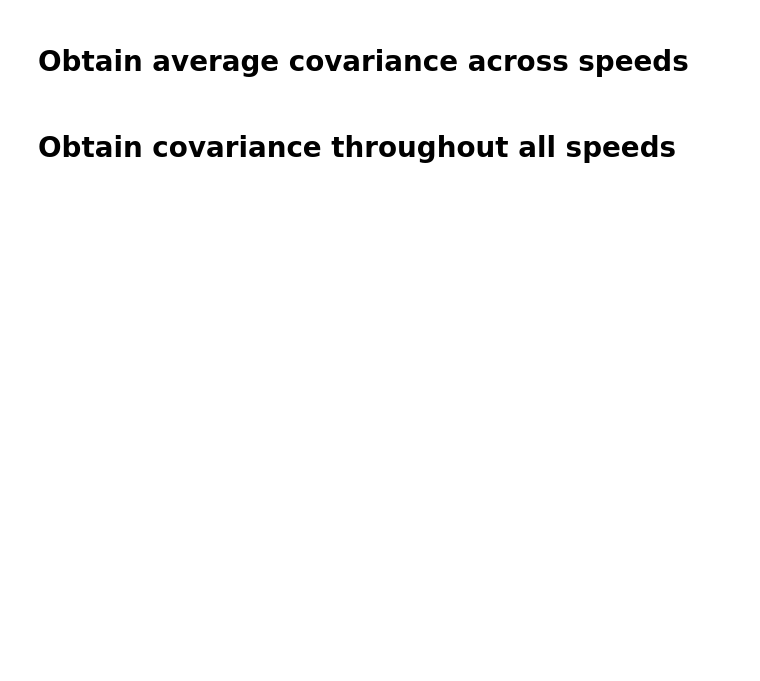
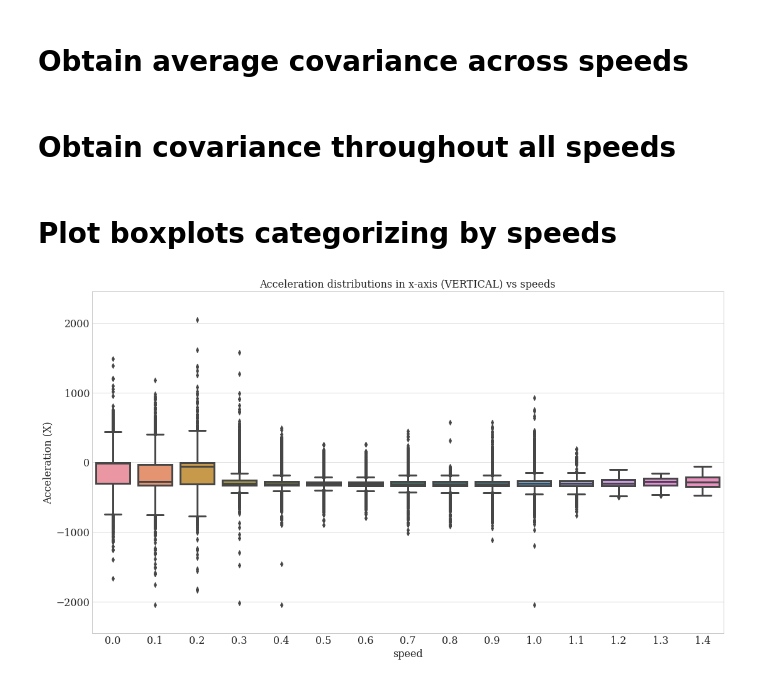
Before and after one commit to m-patterson-wearable/gait_speed_prediction, a Jupyter notebook: notebooks/3.0-data_exploration_rounded_speeds.ipynb, the cells around one changed output. Cells and saved outputs as stored; diff of their text form; code cells hidden in the pictures; blank space fills up the shorter version.

```diff
--- a/notebooks/3.0-data_exploration_rounded_speeds.ipynb
+++ b/notebooks/3.0-data_exploration_rounded_speeds.ipynb
@@ -259,3 +260,13 @@ xyz=raw_data[['x','y','z']].values
 cov=np.cov(xyz.T)
 cov=pd.DataFrame(cov.round(0), index=['x','y','z'],columns=['x','y','z'])
 cov.to_csv("../reports/{}cov.csv".format(ref))
+# %% [markdown]
+# Plot boxplots categorizing by speeds
+# %%
+plt.rcParams["figure.figsize"] = (18,10)
+ax=sns.boxplot(x='speed', y='x', data=raw_data)
+ax.set_ylabel('Acceleration (X)')
+ax.set_title('Acceleration distributions in x-axis (VERTICAL) vs speeds' )
+plt.savefig("../reports/figures/{}boxplot_x_vs_speed.png".format(ref))
+# %% [output]
+[figure, added]
```
Also changed, not shown: parts of 13 cells of this notebook, 23 other files.
